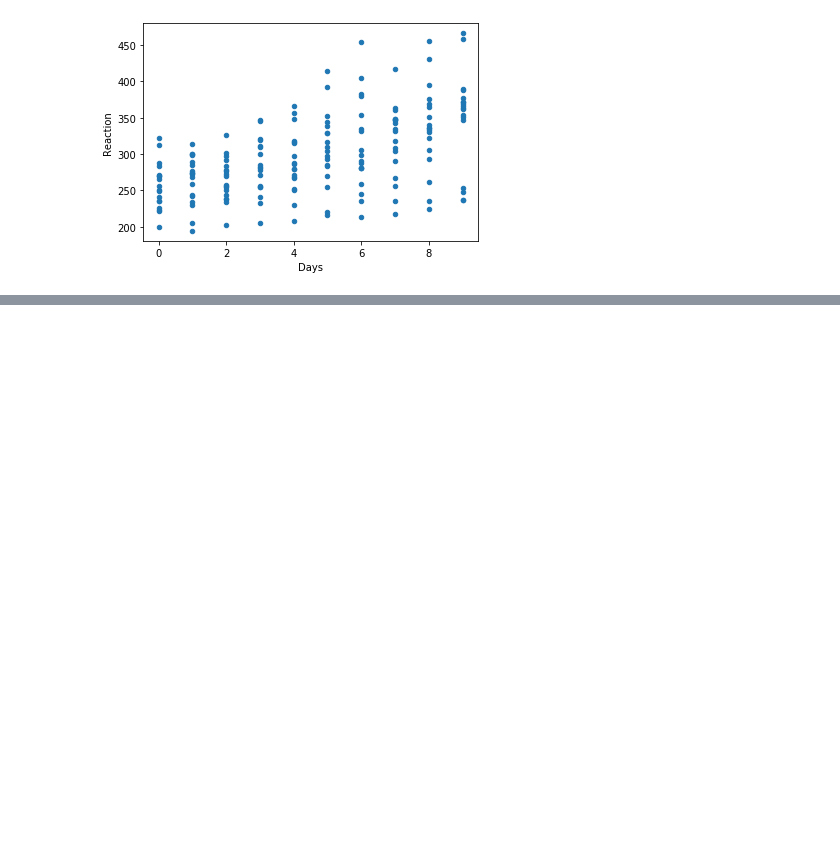
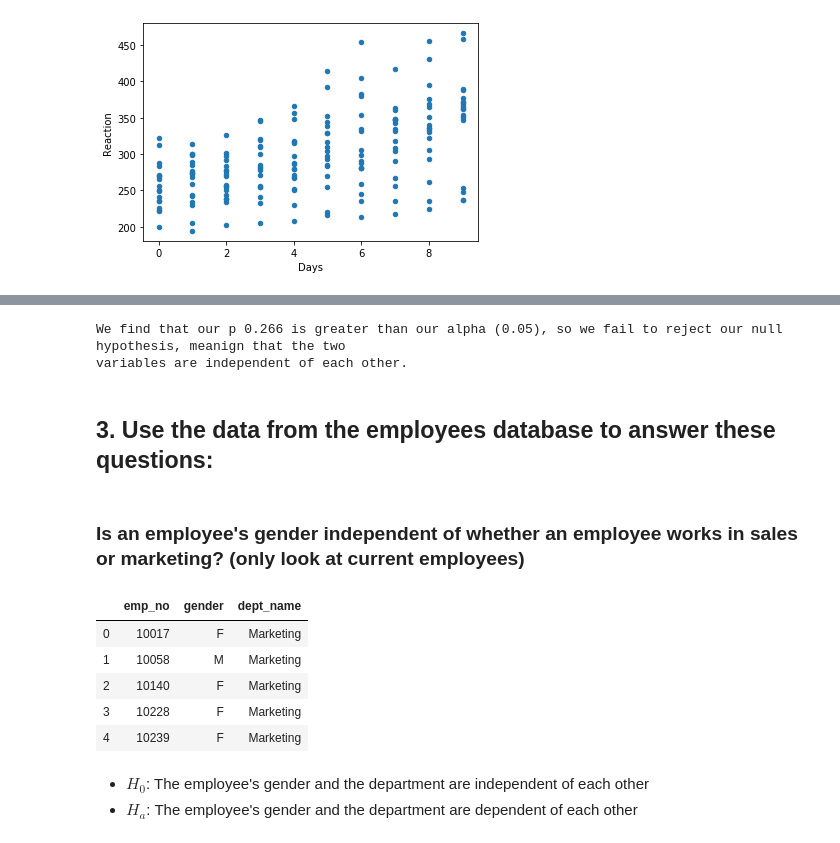
Before and after one commit to guedanie/statistics-exercises, a Jupyter notebook: hypothesis_testing.ipynb, the cells around one changed output, grey strips where cells are left out. Cells and saved outputs as stored; diff of their text form; code cells hidden in the pictures; blank space fills up the shorter version.

```diff
--- a/hypothesis_testing.ipynb
+++ b/hypothesis_testing.ipynb
@@ -593,0 +710,38 @@ sleep.plot.scatter("Days", "Reaction")
+# %%
+print(f'''
+We find that our p {p:.3} is greater than our alpha (0.05), so we fail to reject our null hypothesis, meanign that the two
+variables are independent of each other.
+''')
+# %% [output]
+We find that our p 0.266 is greater than our alpha (0.05), so we fail to reject our null hypothesis, meanign that the two
+variables are independent of each other.
+# %% [markdown]
+## 3. Use the data from the employees database to answer these questions:
+# %% [markdown]
+### Is an employee's gender independent of whether an employee works in sales or marketing? (only look at current employees)
+# %%
+from env import host, user, password
+
+url = f'mysql+pymysql://{user}:{password}@{host}/employees'
+
+sql = '''
+SELECT emp_no, gender, dept_name
+FROM employees
+JOIN dept_emp USING (emp_no)
+JOIN departments USING (dept_no)
+WHERE dept_emp.to_date > NOW() AND departments.dept_name = "Marketing" OR departments.dept_name = "Sales";
+'''
+
+employees = pd.read_sql(sql, url)
+# %%
+employees.head()
+# %% [output]
+|  | emp_no | gender | dept_name |
+| 0 | 10017 | F | Marketing |
+| 1 | 10058 | M | Marketing |
+| 2 | 10140 | F | Marketing |
+| 3 | 10228 | F | Marketing |
+| 4 | 10239 | F | Marketing |
+# %% [markdown]
+* $H_0$: The employee's gender and the department are independent of each other
+* $H_a$: The employee's gender and the department are dependent of each other
```
Also changed, not shown: parts of 24 cells of this notebook.
